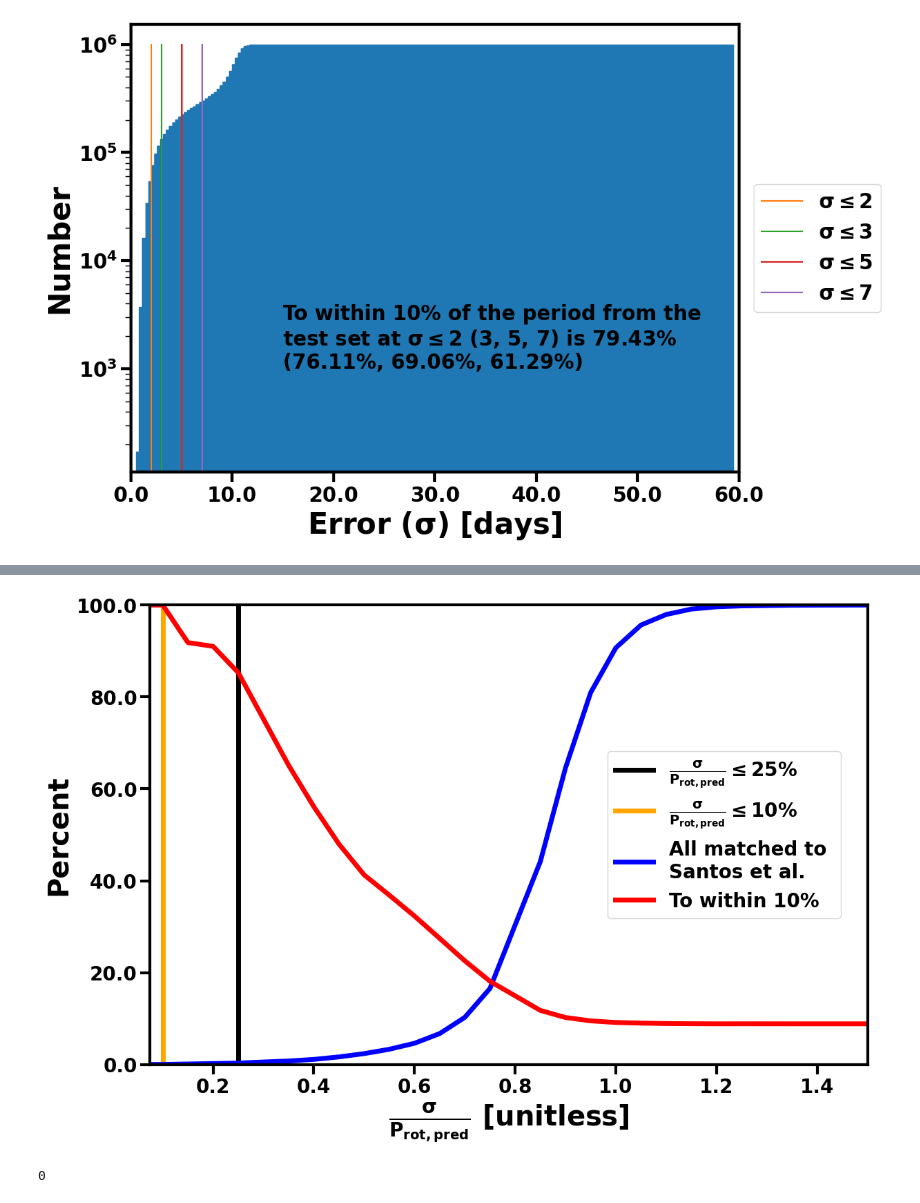
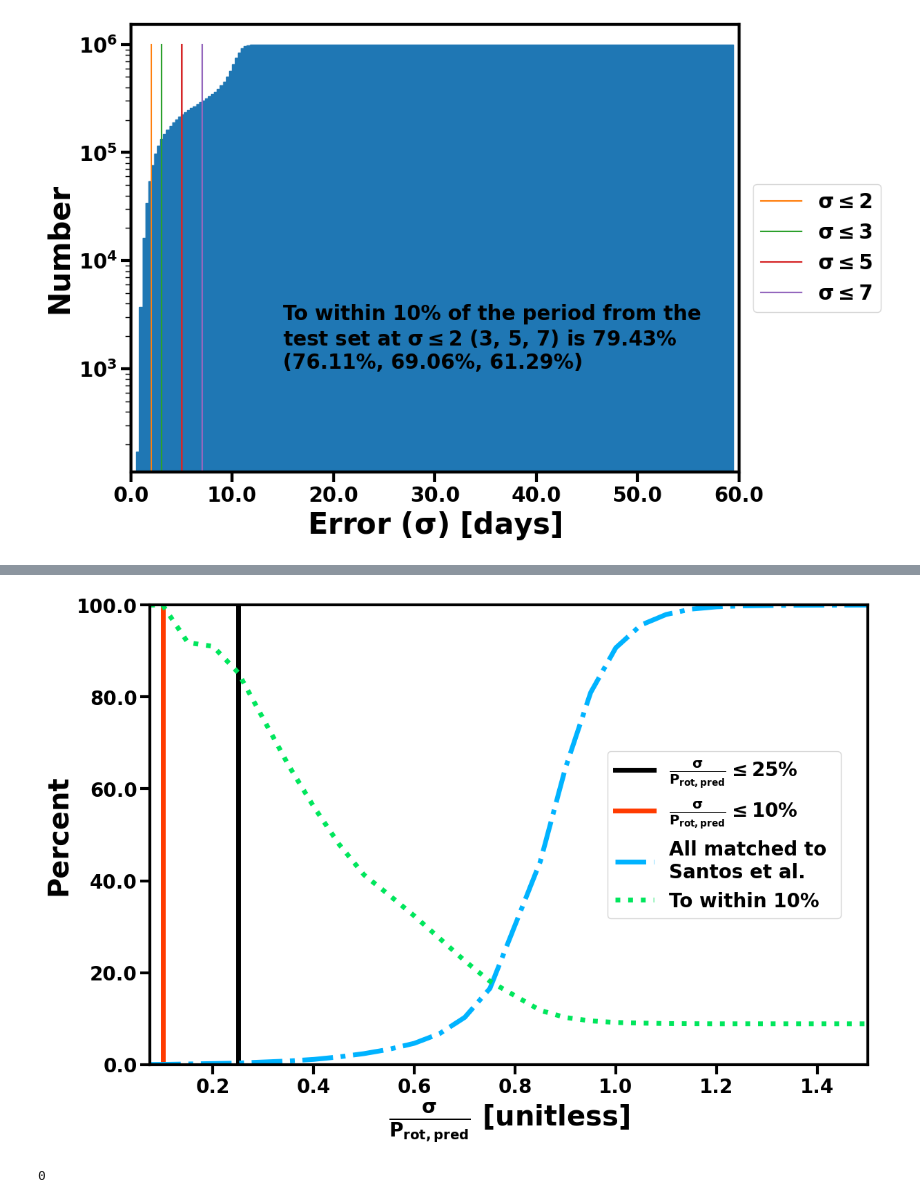
Before and after one commit to m-schochet/asas-sn-cnn, a Jupyter notebook: plots/frac_errors.ipynb, the cells around one changed output, grey strips where cells are left out. Drawn from its saved outputs; the diff is of its cells as text; code cells hidden in the pictures.

```diff
--- a/plots/frac_errors.ipynb
+++ b/plots/frac_errors.ipynb
@@ -22,11 +22,11 @@ def set_rcparams():
     return
 set_rcparams()
 # %%
-gaiaids = pl.read_parquet('(#path to#)/allgaiadata.parq').to_pandas()
+gaiaids = pl.read_parquet('(#path to#)allgaiadata.parq').to_pandas()
 gidssmol = gaiaids[['asas_sn_id', 'gaia_id']]
 del gaiaids
 # %%
-allpred = pd.read_csv('(#path to#)/0fullpred.csv', header=None, names=['asas_sn_id', 'period', 'sigma'])
+allpred = pd.read_csv('(#path to#)0fullpred.csv', header=None, names=['asas_sn_id', 'period', 'sigma'])
 # %%
 predcitionsandgaia = pd.merge(gidssmol, allpred, on='asas_sn_id', how='inner').drop_duplicates(subset=['asas_sn_id'])
 # %%
@@ -342,27 +342,27 @@ fracdetectedfin = NormalizeData(fracdetected)
 # %%
 fig, ax = plt.subplots(figsize=(12, 8), layout='constrained')
 ax.set(ylim=(0, 100), xlim=(0.075, 1.5))
 
 formatter = ticker.FormatStrFormatter('%.4f')
 ax.xaxis.set_major_formatter(formatter)
 ax.yaxis.set_major_formatter(formatter)
 
-ax.plot([0.25, 0.25], [0, 100], c='k', label=r'$\mathbf{\frac{\sigma}{P_{rot, pred}} \leq 25\%}$', linewidth=5)
-ax.plot([0.1, 0.1], [0, 100], c='orange',label=r'$\mathbf{\frac{\sigma}{P_{rot, pred}} \leq 10\%}$', linewidth=5)
+ax.plot([0.25, 0.25], [0, 100], c="#000000", linestyle='-', label=r'$\mathbf{\frac{\sigma}{P_{rot, pred}} \leq 25\%}$', linewidth=5)
+ax.plot([0.1, 0.1], [0, 100], c='#ff3b00', linestyle='-',label=r'$\mathbf{\frac{\sigma}{P_{rot, pred}} \leq 10\%}$', linewidth=5)
 
-ax.plot(uncertainties, fracdetectedfin, c='b', label='All matched to \nSantos et al.', linewidth=5)
-ax.plot(uncertainties, percenttoten, c='r', label='To within 10%', linewidth=5)
+ax.plot(uncertainties, fracdetectedfin, c='#00b3ff', linestyle='-.', label='All matched to \nSantos et al.', linewidth=5)
+ax.plot(uncertainties, percenttoten, c='#00e65c', linestyle=':', label='To within 10%', linewidth=5)
 
 yticksl = ax.get_yticks()
 ax.set_yticks(ticks = yticksl, labels=yticksl, weight='bold')
 ax.set_xticks(ticks = [0.2, 0.4, 0.6, 0.8, 1.0, 1.2, 1.4], labels=[0.2, 0.4, 0.6, 0.8, 1.0, 1.2, 1.4], weight='bold')
 
 ax.set_xlabel(r'$\mathbf{\frac{\sigma}{P_{rot, pred}}}$ [unitless]')
 ax.set_ylabel('Percent')
 ax.legend(prop={'weight': 'bold'}, bbox_to_anchor=(0.8, 0.5), loc='center')
 plt.savefig('fracerr_uplot.pdf', dpi=300)
 # %% [output]
-[figure, old version]
+[figure, new version]
 # %%
 allpred = pd.read_csv('(#path to#))0fullpred.csv', header=None, names=['asas_sn_id', 'period', 'sigma'])
 # %%
```
Also changed, not shown: parts of 2 cells of this notebook, 3 other files.
